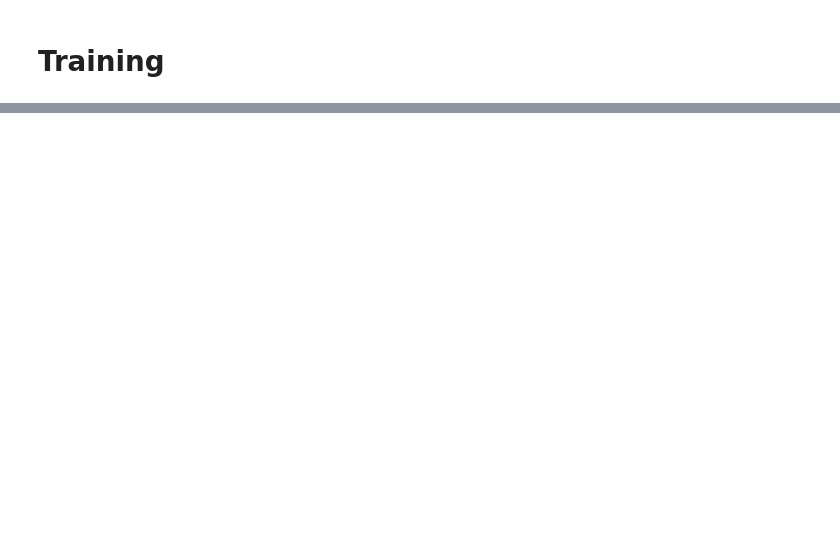
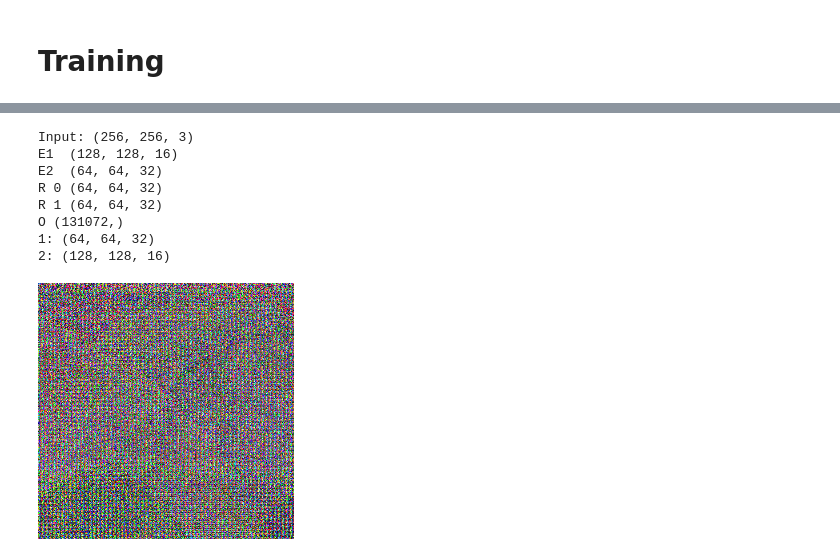
Before and after one commit to MaxGubin/video_encoders, a Jupyter notebook: vqvae.ipynb, the cells around one changed output, grey strips where cells are left out. Saved outputs shown, nothing was run; the diff lists cells and outputs as text; code cells hidden in the pictures; blank space fills up the shorter version.

```diff
--- a/vqvae.ipynb
+++ b/vqvae.ipynb
@@ -33,6 +33,10 @@ class Config:
     num_residual_layers_encoder:int = 2
 
     num_residual_layers_decoder:int = 2
+
+    # quantization-related parameters
+    num_quantized_vectors:int = 16*1024
+
     # Dataset-related parameters
     dataset_name:str = 'bitmind/ffhq-256_training_faces'
     batch_size:int = 32
@@ -128,2 +123,20 @@ IterableDatasetDict({
 # %%
 batched_data =  dataset['train'].batch(config.batch_size).map(lambda x: {"x": jnp.array([jnp.array(i) for i in x["image"]])}, remove_columns=dataset["train"].column_names, batched=True, batch_size=32)
+# %%
+# Calculate averages for whitenning
+min_val = 255
+max_val = 0
+avg_sum = 0
+avg_denom = 0
+for step, batch in enumerate(batched_data):
+    print(step)
+    data = batch['x']
+    #print(jnp.min(data), jnp.max(data), jnp.sum(data), data.size)
+    min_val = min(min_val, jnp.min(data))
+    max_val = max(max_val, jnp.max(data))
+    avg_sum += jnp.sum(data)
+    avg_denom += data.size
+    if step > 20:
+        break
+    #break
+    #min_val = min(min_val,
@@ -216,0 +261,13 @@ for step, batch in enumerate(batched_data):
+# %%
+decoded = jax.vmap(model)(image)
+Image.frombytes('RGB', data=decoded[0].tobytes(), size=(256,256))
+# %% [output]
+Input: (256, 256, 3)
+E1  (128, 128, 16)
+E2  (64, 64, 32)
+R 0 (64, 64, 32)
+R 1 (64, 64, 32)
+O (131072,)
+1: (64, 64, 32)
+2: (128, 128, 16)
+[figure, added]
```
Also changed, not shown: parts of 13 cells of this notebook.
